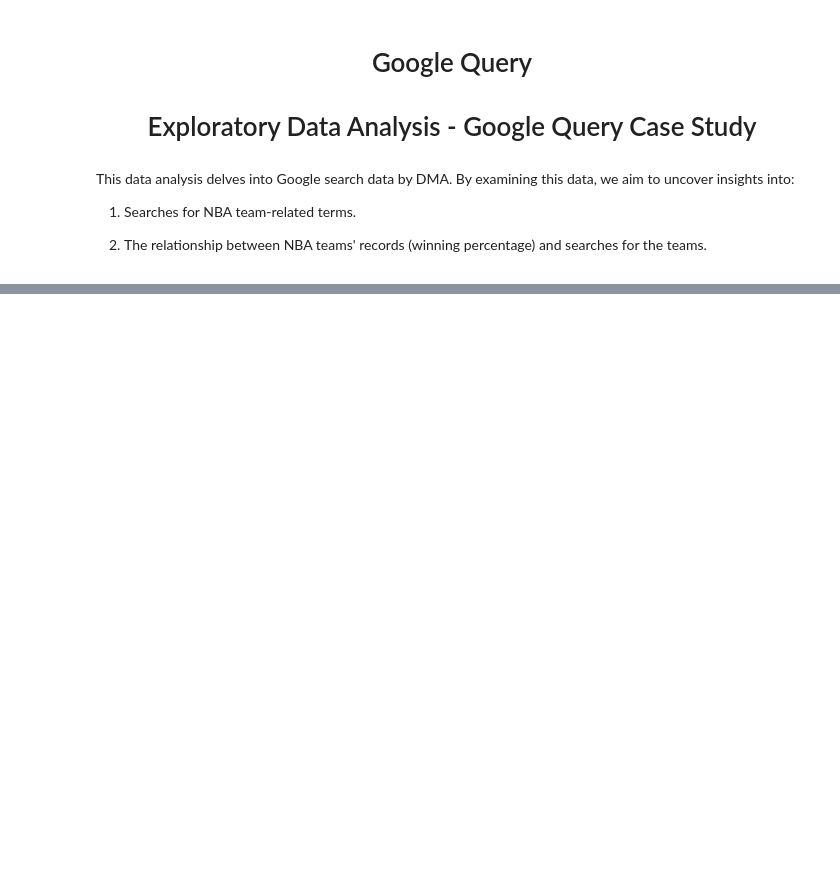
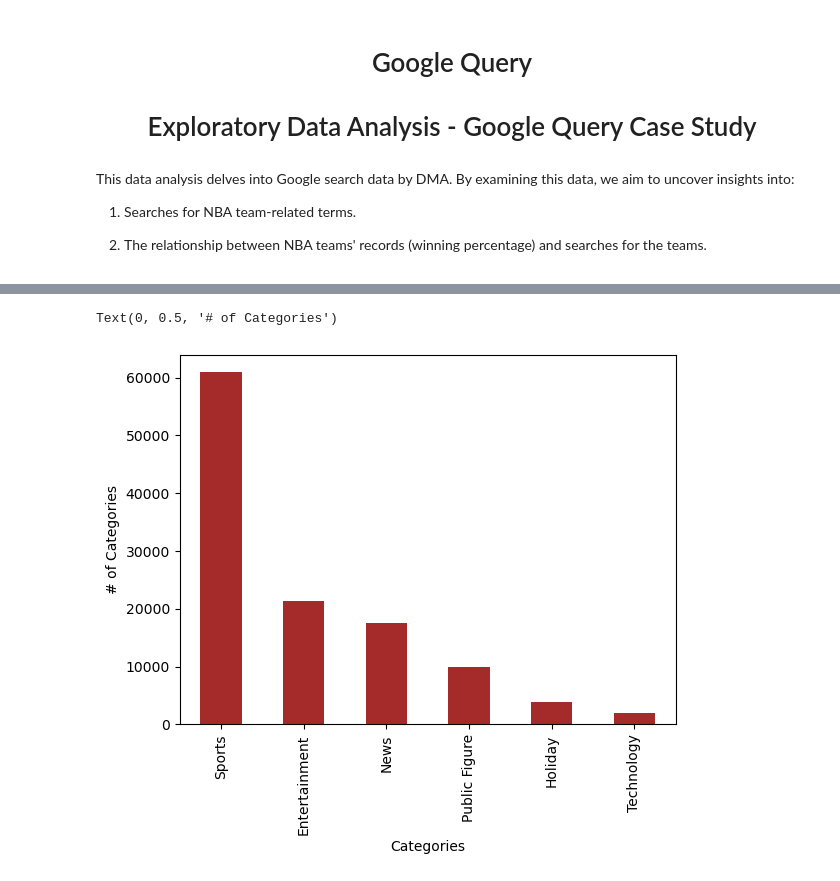
Before and after one commit to thaychansy/ucb-data-analytics-project1-group5, a Jupyter notebook: google_bi_query_lt_lg.ipynb, the cells around one changed output, grey strips where cells are left out. Drawn from its saved outputs; the diff is of its cells as text; code cells hidden in the pictures; blank space fills up the shorter version.

```diff
--- a/google_bi_query_lt_lg.ipynb
+++ b/google_bi_query_lt_lg.ipynb
@@ -55,21 +54,0 @@ google_queryDF.tail()
-# %%
-# Convert 'week' column to datetime format
-google_queryDF['week_x'] = pd.to_datetime(google_queryDF['week_x'])
-google_queryDF['week_y'] = pd.to_datetime(google_queryDF['week_y'])
-
-google_queryDF
-
-# Group by month, term. and DMA and aggregate the data
-monthly_data = google_queryDF.groupby(['term_x', 'dma_name_x', google_queryDF['week_x'].dt.to_period('M')]).agg({
-    'score_x': 'mean',
-    'rank_x': 'mean',
-    'refresh_date_x': 'max',  # Get the latest refresh_date in the month
-    'dma_id': 'first',       # Get the first dma_id in the month
-  }).reset_index()
-
-monthly_data.rename(columns={'week_x': 'month_x'}, inplace=True)
-monthly_data.rename(columns={'week_y': 'month_y'}, inplace=True)
-
-# Display the monthly data
-print(monthly_data)
-monthly_data.tail()
@@ -185,0 +55,11 @@ top_5s_df.head(20)
+# %%
+dma_counts_df = google_queryDF.groupby('category')
+
+miceCount = google_queryDF["category"].value_counts()
+plotsShow = miceCount.plot.bar(color='brown')
+# Set the xlabel, ylabel, and title using class methods
+plt.xlabel("Categories")
+plt.ylabel("# of Categories")
+# %% [output]
+Text(0, 0.5, '# of Categories')
+[figure, added]
```
Also changed, not shown: parts of 14 cells of this notebook.
